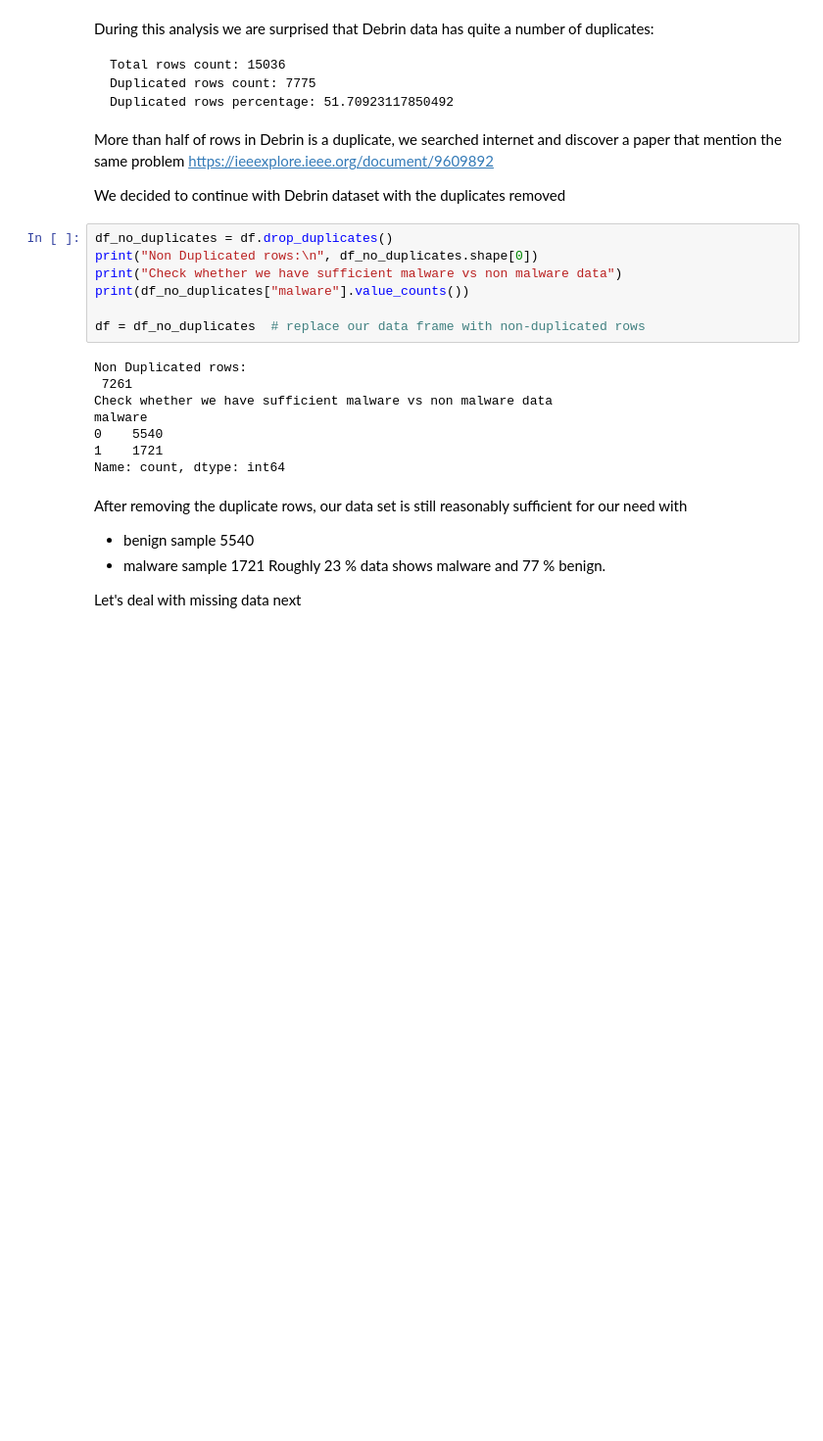
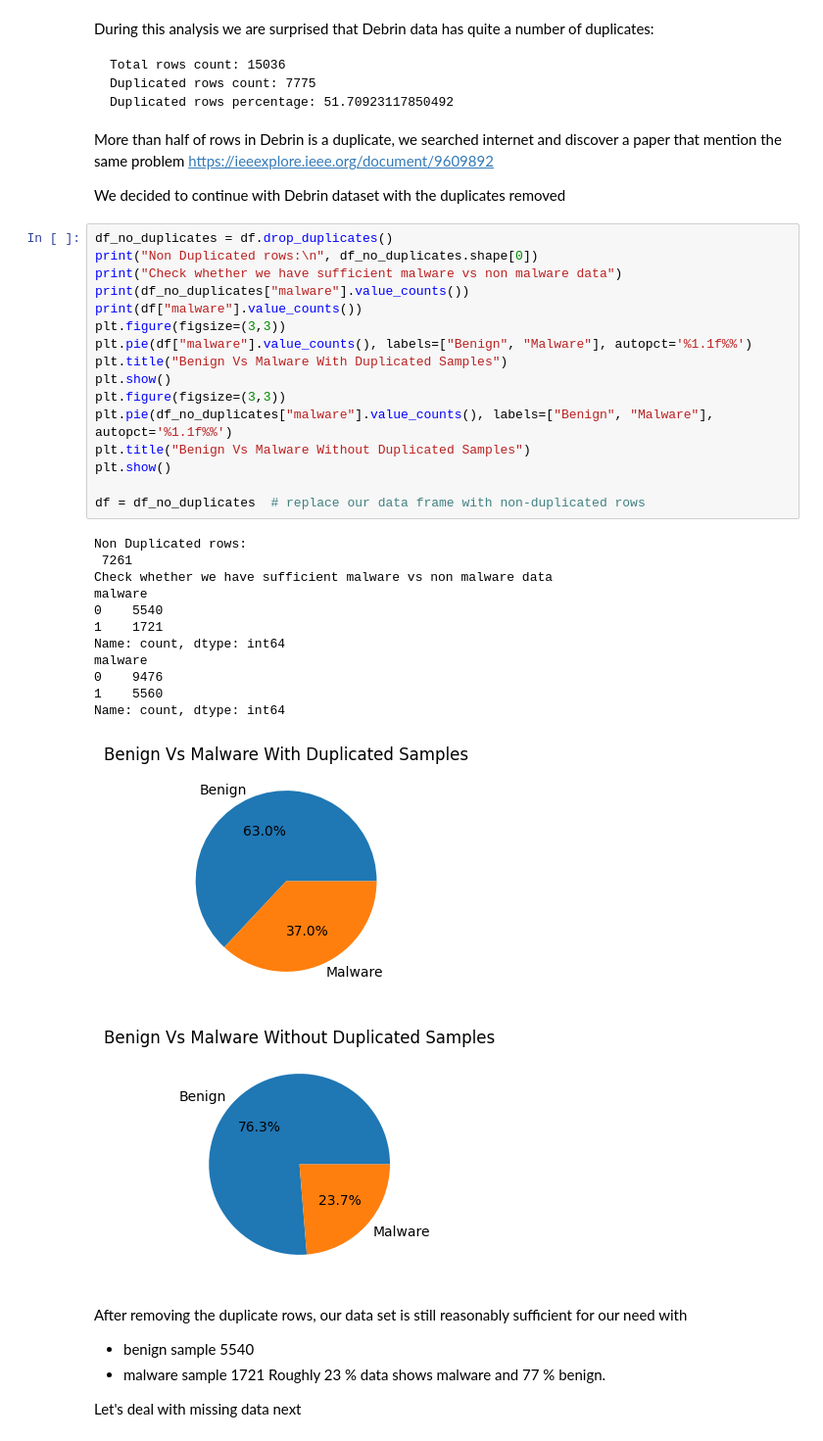
Before and after one commit to raymondsamalo/25S1-C-NYP-ITI111-Applied-Machine-Learning, a Jupyter notebook: AndroidMalwareRaymondSamalo.ipynb, the cells around one changed output. Shown at 98% size. Saved outputs shown, nothing was run; the diff lists cells and outputs as text; blank space fills up the shorter version.

```diff
--- a/AndroidMalwareRaymondSamalo.ipynb
+++ b/AndroidMalwareRaymondSamalo.ipynb
@@ -159,18 +201,33 @@ We decided to continue with Debrin dataset with the duplicates removed
 # %%
 df_no_duplicates = df.drop_duplicates()
 print("Non Duplicated rows:\n", df_no_duplicates.shape[0])
 print("Check whether we have sufficient malware vs non malware data")
 print(df_no_duplicates["malware"].value_counts())
+print(df["malware"].value_counts())
+plt.figure(figsize=(3,3))
+plt.pie(df["malware"].value_counts(), labels=["Benign", "Malware"], autopct='%1.1f%%')
+plt.title("Benign Vs Malware With Duplicated Samples")
+plt.show()
+plt.figure(figsize=(3,3))
+plt.pie(df_no_duplicates["malware"].value_counts(), labels=["Benign", "Malware"], autopct='%1.1f%%')
+plt.title("Benign Vs Malware Without Duplicated Samples")
+plt.show()
 
 df = df_no_duplicates  # replace our data frame with non-duplicated rows
 # %% [output]
 Non Duplicated rows:
  7261
 Check whether we have sufficient malware vs non malware data
 malware
 0    5540
 1    1721
 Name: count, dtype: int64
+malware
+0    9476
+1    5560
+Name: count, dtype: int64
+[figure, added]
+[figure, added]
 # %% [markdown]
 After removing the duplicate rows, our data set is still reasonably sufficient for our need with
 - benign sample    5540
```
Also changed, not shown: parts of 37 cells of this notebook.
